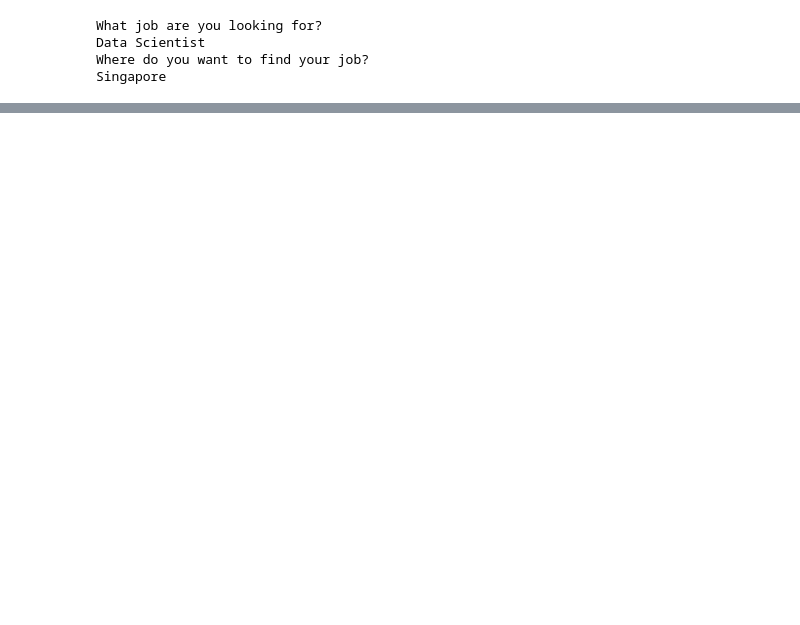
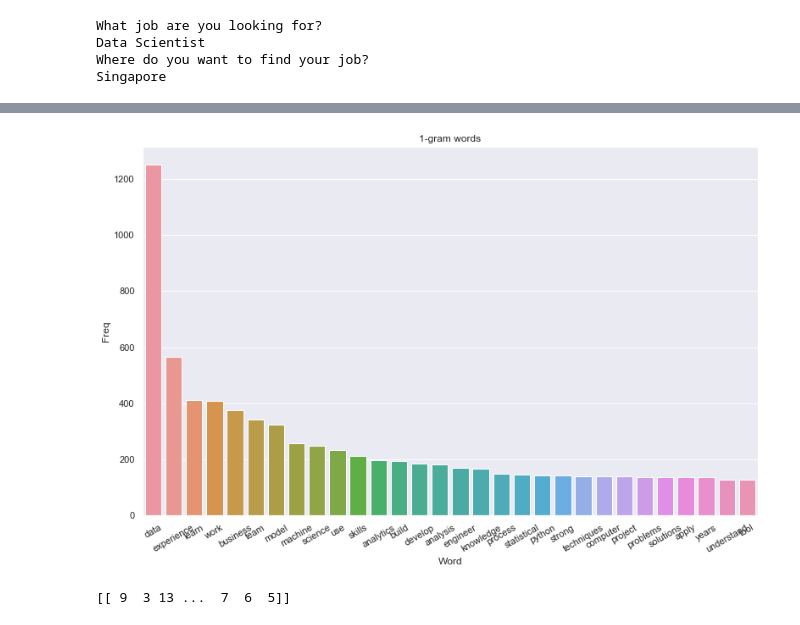
Before and after one commit to HaneulKim214/Keyword-Finder, a Jupyter notebook: Glassdoor.ipynb, the cells around one changed output, grey strips where cells are left out. Drawn from its saved outputs; the diff is of its cells as text; code cells hidden in the pictures; blank space fills up the shorter version.

```diff
--- a/Glassdoor.ipynb
+++ b/Glassdoor.ipynb
@@ -187,46 +211,36 @@ plt.show()
-# %%
-from sklearn.feature_extraction.text import CountVectorizer
-import re
-
-vect = CountVectorizer(max_df=0.8, stop_words=stop, ngram_range=(1,2))
-
-x = vect.fit_transform(lemmatized_list)
-list(vect.vocabulary_)
 # %%
+from sklearn.feature_extraction.text import CountVectorizer
+
 def get_top_n_words(cleaned_corpus, n=None):
     vec = CountVectorizer().fit(cleaned_corpus)
     bag_of_words = vec.transform(cleaned_corpus)
     sum_words = bag_of_words.sum(axis=0)
     words_freq = [(word, sum_words[0, idx]) for word, idx in
                    vec.vocabulary_.items()]
     words_freq =sorted(words_freq, key = lambda x: x[1],
                        reverse=True)
     return words_freq[:n]
-top_words = get_top_n_words(lemmatized_list, n=20)
+
+top_words = get_top_n_words(lemmatized_list, n=30)
 top_df = pd.DataFrame(top_words)
-
-# Visualize
-top_words = get_top_n_words(lemmatized_list, n=20)
-top_df = pd.DataFrame(top_words)
-top_df.columns=["Word", "Freq"]
-import seaborn as sns
-sns.set(rc={'figure.figsize':(13,8)})
-g = sns.barplot(x="Word", y="Freq", data=top_df)
-g.set_title("1-gram words")
-g.set_xticklabels(g.get_xticklabels(), rotation=30);
+# %% [output]
+[figure, added]
 # %%
 # For 2-grams
 def get_top_n2_words(corpus, n=None):
-    vec1 = CountVectorizer(ngram_range=(2,2),
+    # Consider 2-grams grabbing top 2000 most occuring term
+    vec1 = CountVectorizer(ngram_range=(1,2),
             max_features=2000).fit(corpus)
-    bag_of_words = vec1.transform(corpus)
+    bag_of_words = vec1.transform(corpus) # Create sparce marix.
     sum_words = bag_of_words.sum(axis=0)
-    words_freq = [(word, sum_words[0, idx]) for word, idx in
+    print(sum_words[0])
+#     print(vec1.vocabulary_.items())
+    words_freq = [(word, sum_words[0, idx]) for word, idx in #Select 0 because dict_items has all tuples in a first list., ("job", 971) tuple is one item, then as idx increase it select next tuple and so on.
                   vec1.vocabulary_.items()]
-    words_freq =sorted(words_freq, key = lambda x: x[1],
-                reverse=True)
+    words_freq =sorted(words_freq, key = lambda x: x[1], reverse=True) #Sort by number. since ("job", 93). x[1] = 93. In descending order.
     return words_freq[:n]
-top2_words = get_top_n2_words(lemmatized_list, n=20)
+top2_words = get_top_n2_words(lemmatized_list, n=100)
 top2_df = pd.DataFrame(top2_words)
 top2_df.columns=["Bi-gram", "Freq"]
-top2_df
+# %% [output]
+[[ 9  3 13 ...  7  6  5]]
```
Also changed, not shown: parts of 14 cells of this notebook.
